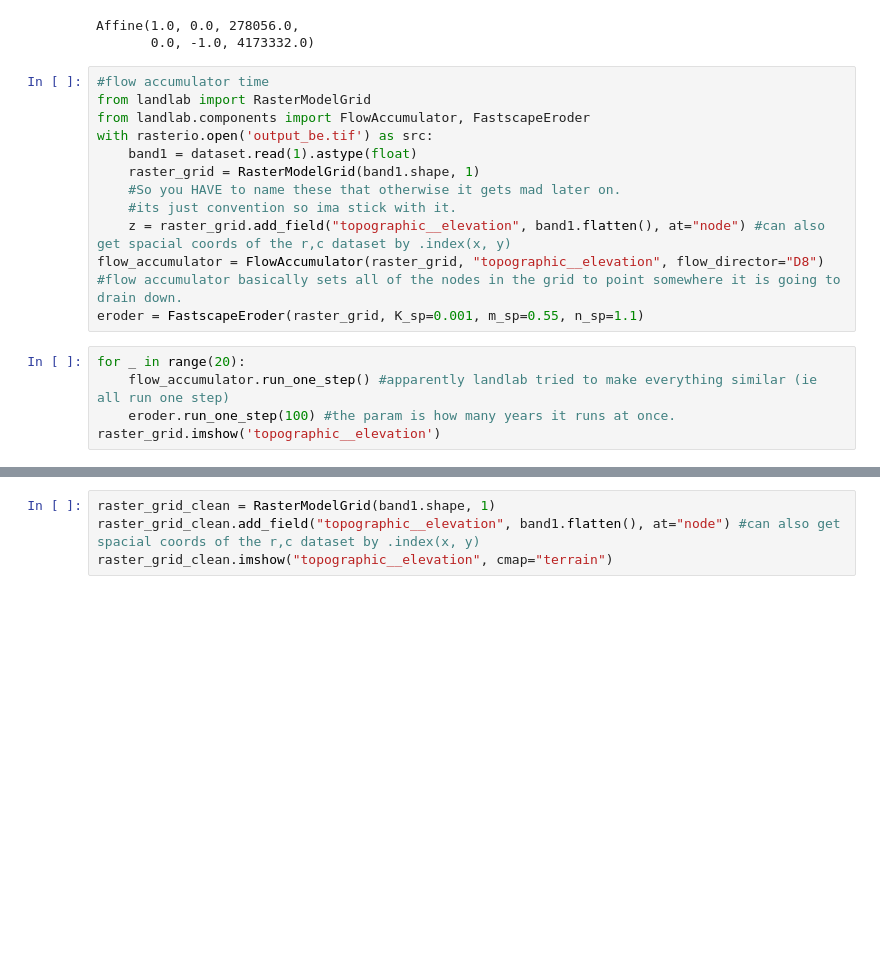
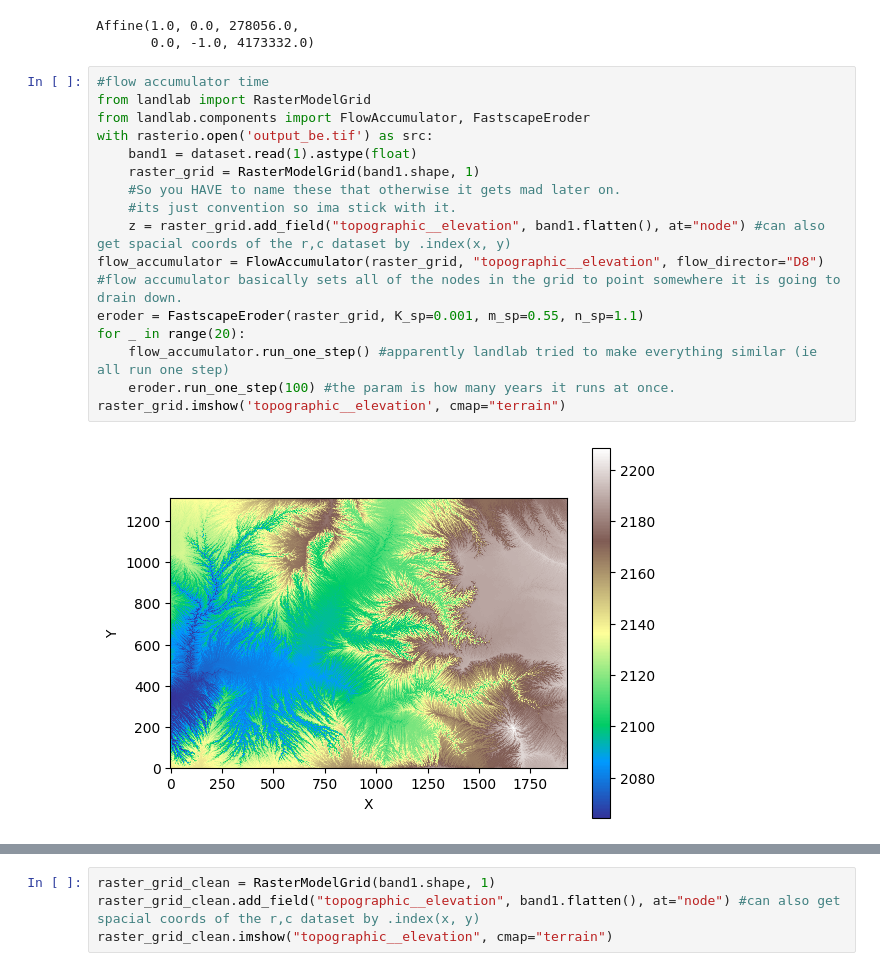
Before and after one commit to nightsky737/erodedrawing, a Jupyter notebook: testing/learning.ipynb, the cells around one changed output, grey strips where cells are left out. Drawn from its saved outputs; the diff is of its cells as text; blank space fills up the shorter version.

```diff
--- a/testing/learning.ipynb
+++ b/testing/learning.ipynb
@@ -41,8 +41,10 @@ with rasterio.open('output_be.tif') as src:
     z = raster_grid.add_field("topographic__elevation", band1.flatten(), at="node") #can also get spacial coords of the r,c dataset by .index(x, y)
 flow_accumulator = FlowAccumulator(raster_grid, "topographic__elevation", flow_director="D8") #flow accumulator basically sets all of the nodes in the grid to point somewhere it is going to drain down.
 eroder = FastscapeEroder(raster_grid, K_sp=0.001, m_sp=0.55, n_sp=1.1)
+for _ in range(20):
+    flow_accumulator.run_one_step() #apparently landlab tried to make everything similar (ie all run one step)
+    eroder.run_one_step(100) #the param is how many years it runs at once.
+raster_grid.imshow('topographic__elevation', cmap="terrain")
 # %%
-for _ in range(20):
-    flow_accumulator.run_one_step() #apparently landlab tried to make everything similar (ie all run one step)
-    eroder.run_one_step(100) #the param is how many years it runs at once.
-raster_grid.imshow('topographic__elevation')
+# %% [output]
+[figure, added]
```
Also changed, not shown: parts of 7 cells of this notebook, 3 other files.
